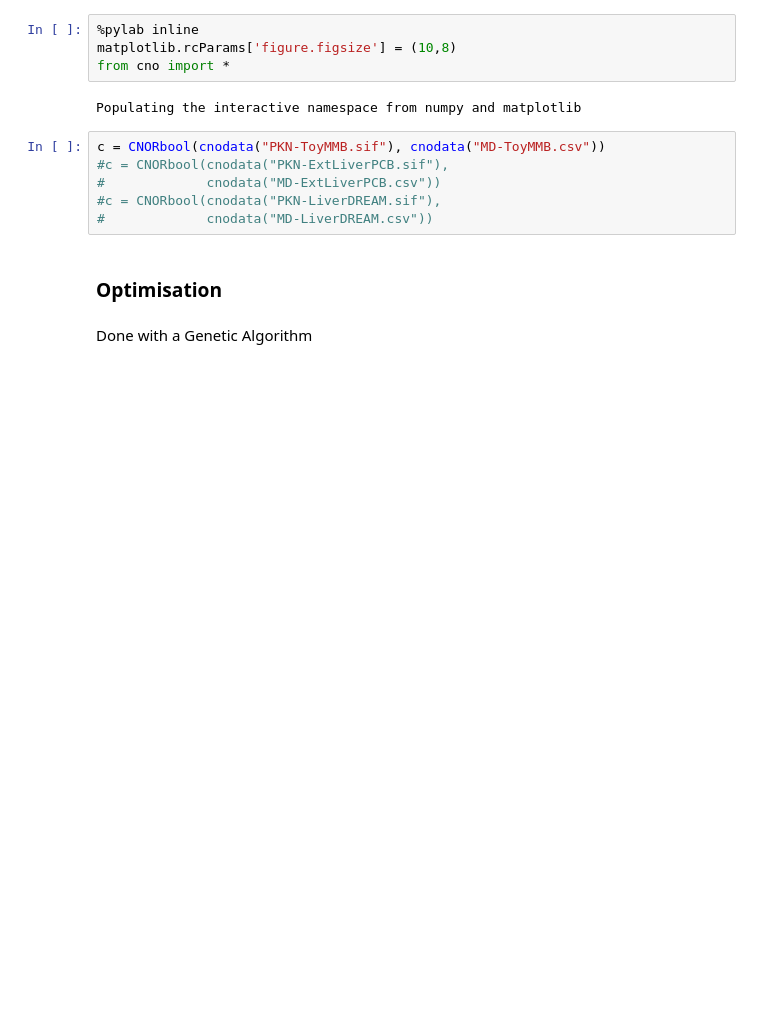
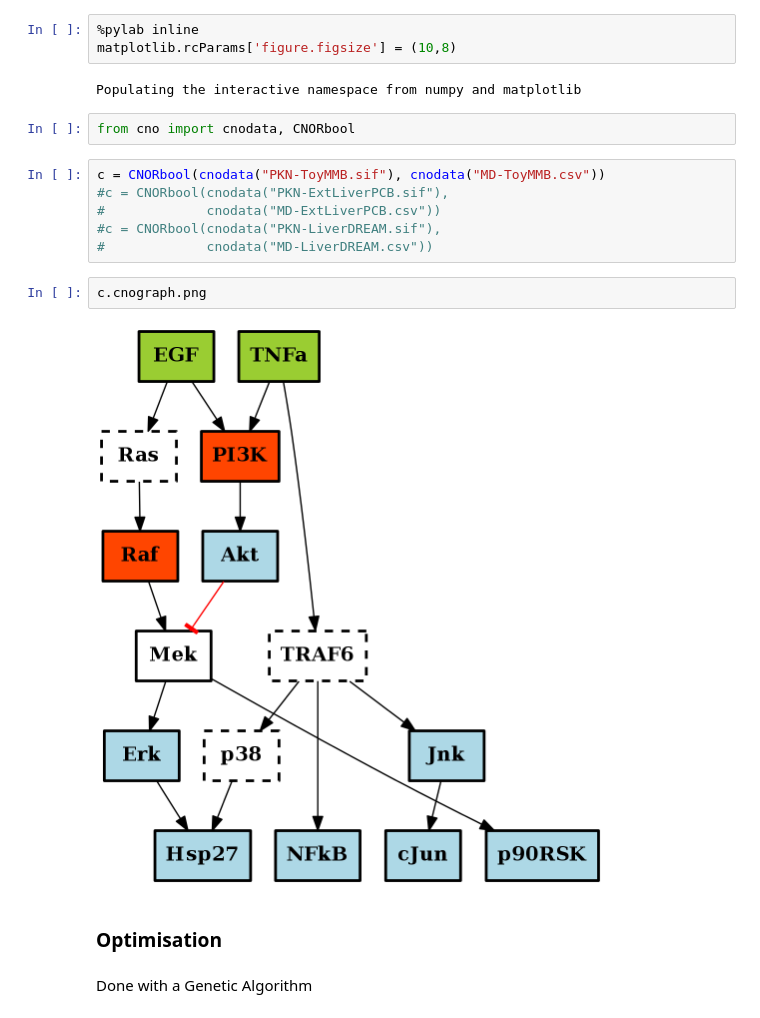
Before and after one commit to cellnopt/cellnopt, a Jupyter notebook: notebooks/boolean/Boolean analysis example.ipynb, the cells around one changed output. Drawn from its saved outputs; the diff is of its cells as text; blank space fills up the shorter version.

```diff
--- a/notebooks/boolean/Boolean analysis example.ipynb
+++ b/notebooks/boolean/Boolean analysis example.ipynb
@@ -1,15 +1,20 @@
 # %%
 %pylab inline
 matplotlib.rcParams['figure.figsize'] = (10,8)
-from cno import *
 # %% [output]
 Populating the interactive namespace from numpy and matplotlib
+# %%
+from cno import cnodata, CNORbool
 # %%
 c = CNORbool(cnodata("PKN-ToyMMB.sif"), cnodata("MD-ToyMMB.csv"))
 #c = CNORbool(cnodata("PKN-ExtLiverPCB.sif"),
 #             cnodata("MD-ExtLiverPCB.csv"))
 #c = CNORbool(cnodata("PKN-LiverDREAM.sif"),
 #             cnodata("MD-LiverDREAM.csv"))
+# %%
+c.cnograph.png
+# %% [output]
+[figure, added]
 # %% [markdown]
 ### Optimisation
 # %% [markdown]
```
Also changed, not shown: 4 other files.
